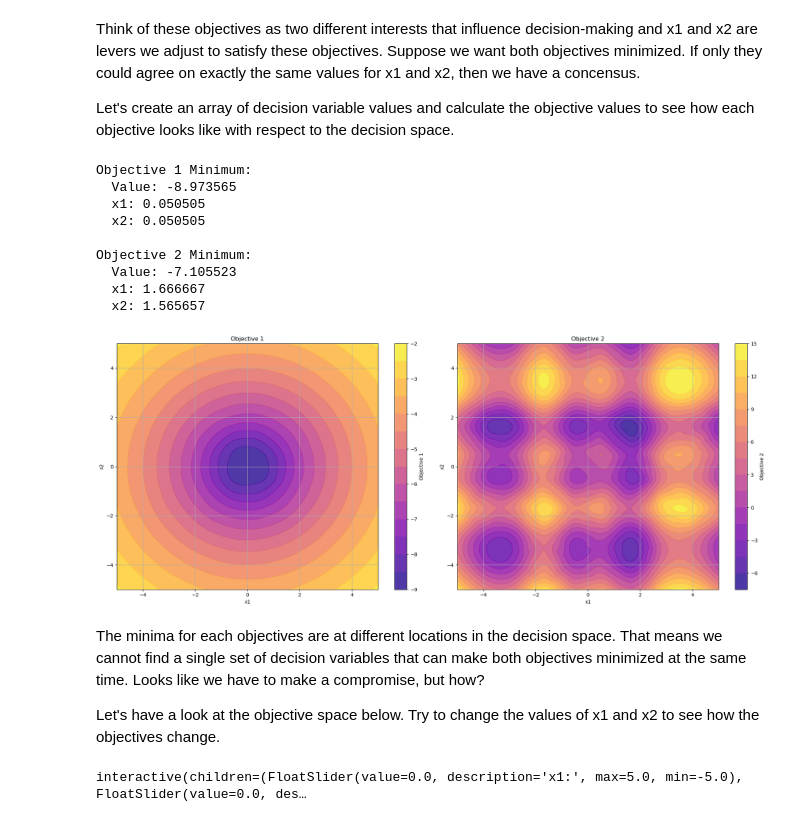
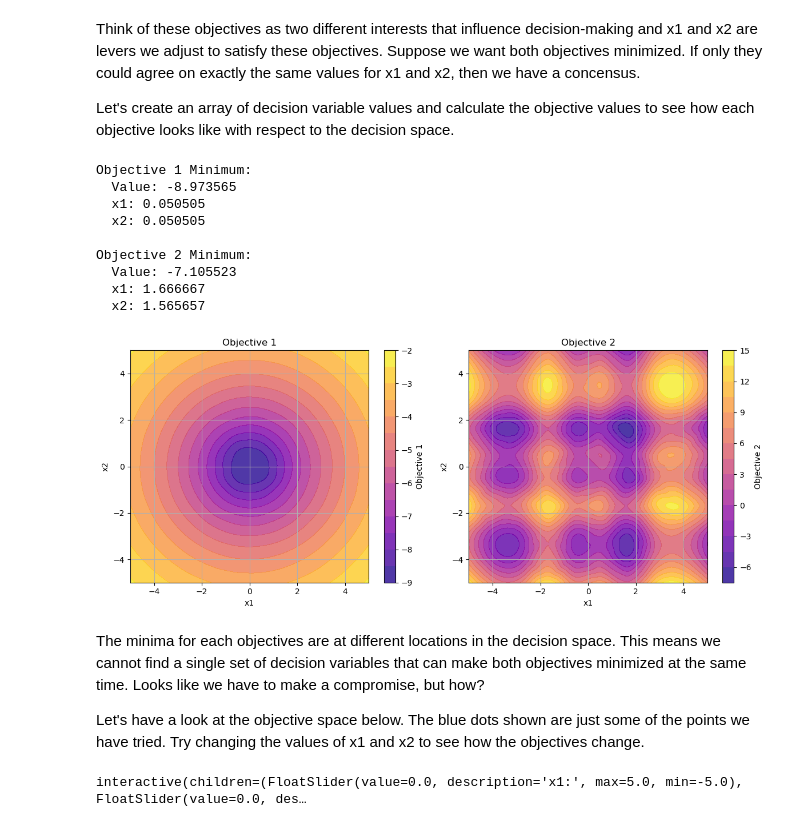
Before and after one commit to rqmacasieb/SAMOO_tutorials, a Jupyter notebook: Part1_Pareto_Optimality.ipynb, the cells around one changed output. Cells and saved outputs as stored; diff of their text form; code cells hidden in the pictures.

```diff
--- a/Part1_Pareto_Optimality.ipynb
+++ b/Part1_Pareto_Optimality.ipynb
@@ -40,11 +40,11 @@ x1 = x1[:n_samples]
 x2 = x2[:n_samples]
 
 n_actual = min(len(x1), len(x2))
-objectives = np.array([kursawe([x1[i], x2[i]]) for i in range(n_actual)])
+objectives = np.array([kursawe_2d([x1[i], x2[i]]) for i in range(n_actual)])
 obj1 = objectives[:, 0]
 obj2 = objectives[:, 1]
 # %%
-fig, (ax1, ax2) = plt.subplots(1, 2, figsize=(20, 8))
+fig, (ax1, ax2) = plt.subplots(1, 2, figsize=(12, 5))
 
 grid_size = 100
 xi = np.linspace(min(x1), max(x1), grid_size)
@@ -73,38 +73,38 @@ min_obj1_x1 = xi_grid[min_obj1_row, min_obj1_col]
 min_obj1_x2 = yi_grid[min_obj1_row, min_obj1_col]
 min_obj1_value = zi1[min_obj1_row, min_obj1_col]
 
 min_obj2_idx = np.nanargmin(zi2)
 min_obj2_row, min_obj2_col = np.unravel_index(min_obj2_idx, zi2.shape)
 min_obj2_x1 = xi_grid[min_obj2_row, min_obj2_col]
 min_obj2_x2 = yi_grid[min_obj2_row, min_obj2_col]
 min_obj2_value = zi2[min_obj2_row, min_obj2_col]
 
 print("Objective 1 Minimum:")
 print(f"  Value: {min_obj1_value:.6f}")
 print(f"  x1: {min_obj1_x1:.6f}")
 print(f"  x2: {min_obj1_x2:.6f}")
 print("\nObjective 2 Minimum:")
 print(f"  Value: {min_obj2_value:.6f}")
 print(f"  x1: {min_obj2_x1:.6f}")
 print(f"  x2: {min_obj2_x2:.6f}")
 
 plt.tight_layout()
 plt.show()
 # %% [output]
 Objective 1 Minimum:
   Value: -8.973565
   x1: 0.050505
   x2: 0.050505
 
 Objective 2 Minimum:
   Value: -7.105523
   x1: 1.666667
   x2: 1.565657
-[figure, old version]
+[figure, new version]
 # %% [markdown]
-The minima for each objectives are at different locations in the decision space. That means we cannot find a single set of decision variables that can make both objectives minimized at the same time. Looks like we have to make a compromise, but how?
+The minima for each objectives are at different locations in the decision space. This means we cannot find a single set of decision variables that can make both objectives minimized at the same time. Looks like we have to make a compromise, but how?
 
-Let's have a look at the objective space below. Try to change the values of x1 and x2 to see how the objectives change.
+Let's have a look at the objective space below. The blue dots shown are just some of the points we have tried. Try changing the values of x1 and x2 to see how the objectives change.
 # %%
 from ipywidgets import interact, FloatSlider
 
```
Also changed, not shown: parts of 6 cells of this notebook, 3 other files.
